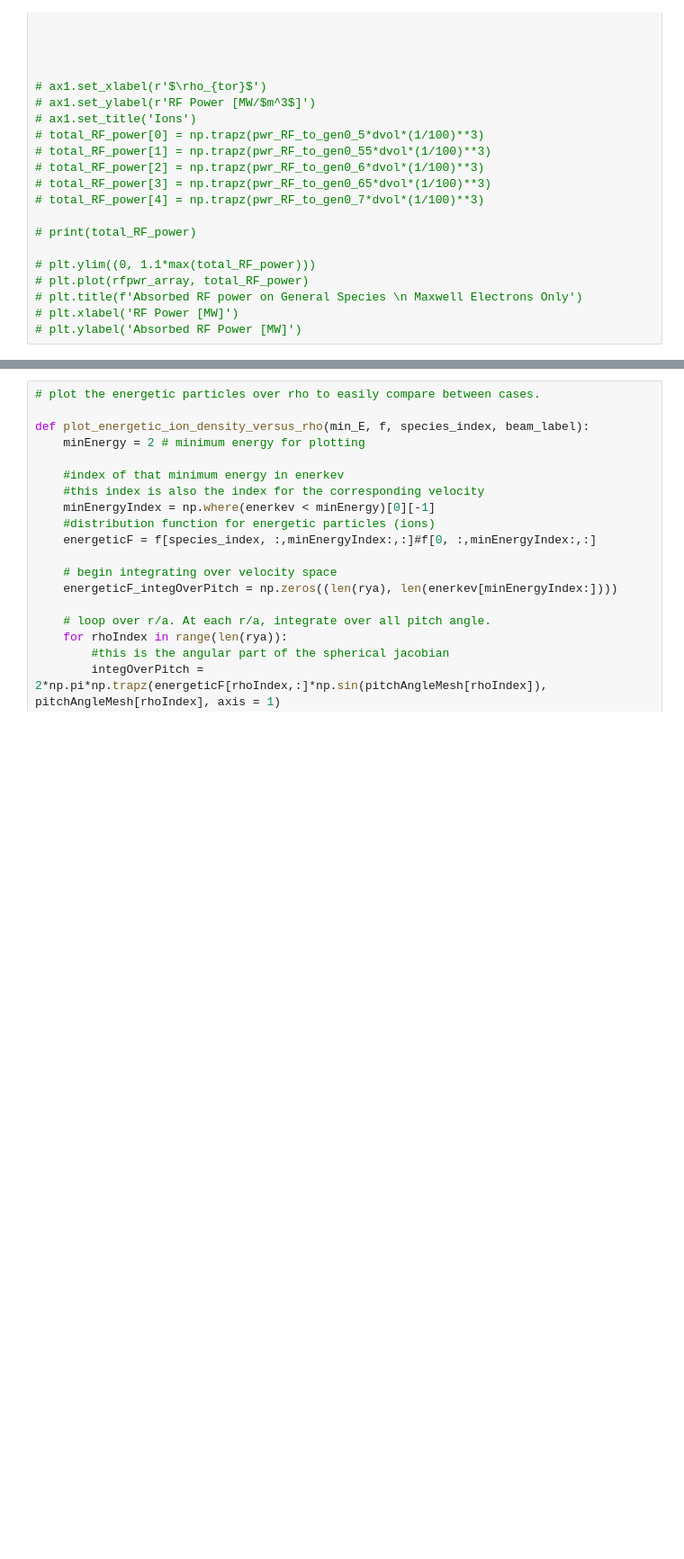
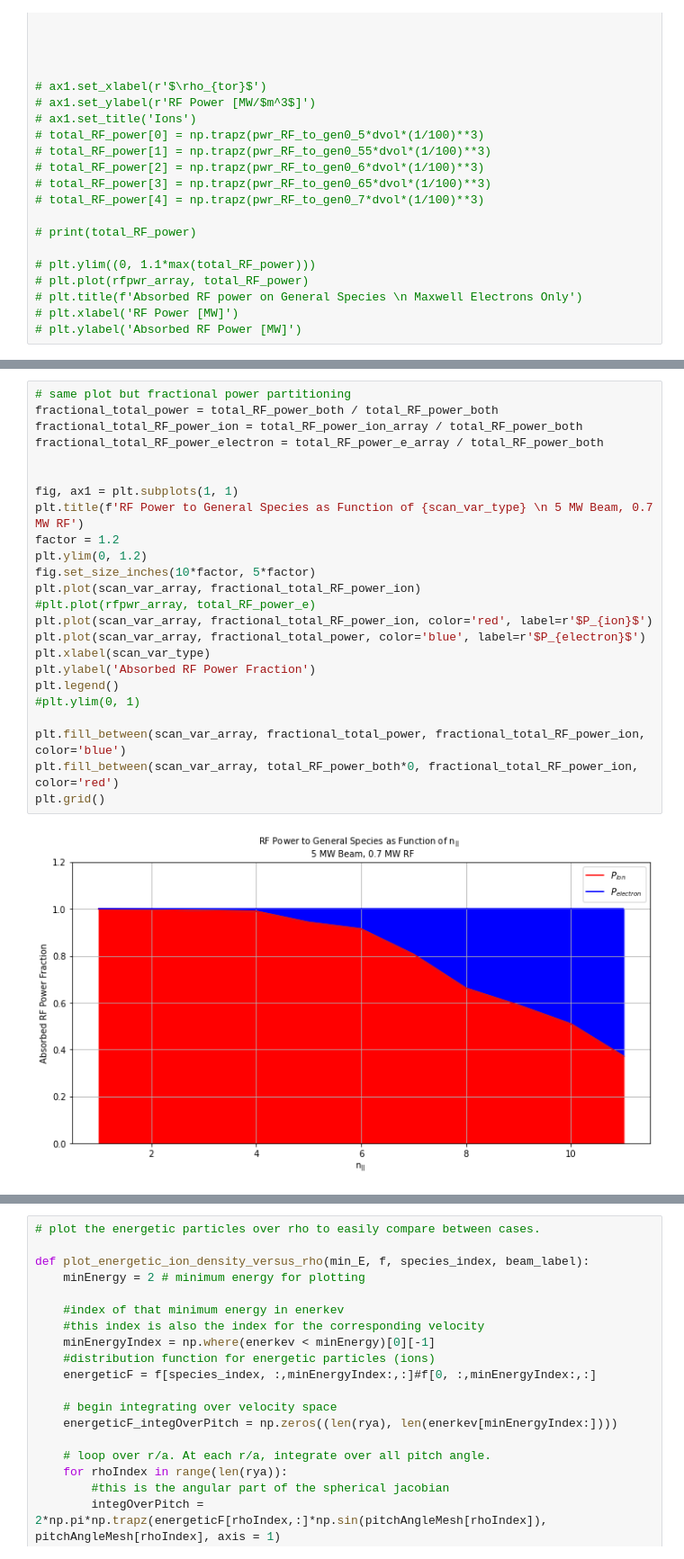
Before and after one commit to vandelij/genray_cql3d_plots, a Jupyter notebook: shots/147634/scan_npar/beam_5_RF_0_7/npar_scan_notebook.ipynb, the cells around one changed output, grey strips where cells are left out. Shown at 90% size. Drawn from its saved outputs; the diff is of its cells as text; blank space fills up the shorter version.

```diff
--- a/shots/147634/scan_npar/beam_5_RF_0_7/npar_scan_notebook.ipynb
+++ b/shots/147634/scan_npar/beam_5_RF_0_7/npar_scan_notebook.ipynb
@@ -414,0 +418,26 @@ RF powers to electrons [MW]:  [7.71893330e-05 9.24094770e-04 4.74051591e-03 6.96
+# %%
+# same plot but fractional power partitioning
+fractional_total_power = total_RF_power_both / total_RF_power_both
+fractional_total_RF_power_ion = total_RF_power_ion_array / total_RF_power_both
+fractional_total_RF_power_electron = total_RF_power_e_array / total_RF_power_both
+
+
+fig, ax1 = plt.subplots(1, 1)
+plt.title(f'RF Power to General Species as Function of {scan_var_type} \n 5 MW Beam, 0.7 MW RF')
+factor = 1.2
+plt.ylim(0, 1.2)
+fig.set_size_inches(10*factor, 5*factor)
+plt.plot(scan_var_array, fractional_total_RF_power_ion)
+#plt.plot(rfpwr_array, total_RF_power_e)
+plt.plot(scan_var_array, fractional_total_RF_power_ion, color='red', label=r'$P_{ion}$')
+plt.plot(scan_var_array, fractional_total_power, color='blue', label=r'$P_{electron}$')
+plt.xlabel(scan_var_type)
+plt.ylabel('Absorbed RF Power Fraction')
+plt.legend()
+#plt.ylim(0, 1)
+
+plt.fill_between(scan_var_array, fractional_total_power, fractional_total_RF_power_ion, color='blue')
+plt.fill_between(scan_var_array, total_RF_power_both*0, fractional_total_RF_power_ion, color='red')
+plt.grid()
+# %% [output]
+[figure, added]
```
Also changed, not shown: parts of 6 cells of this notebook, 2 other files.
